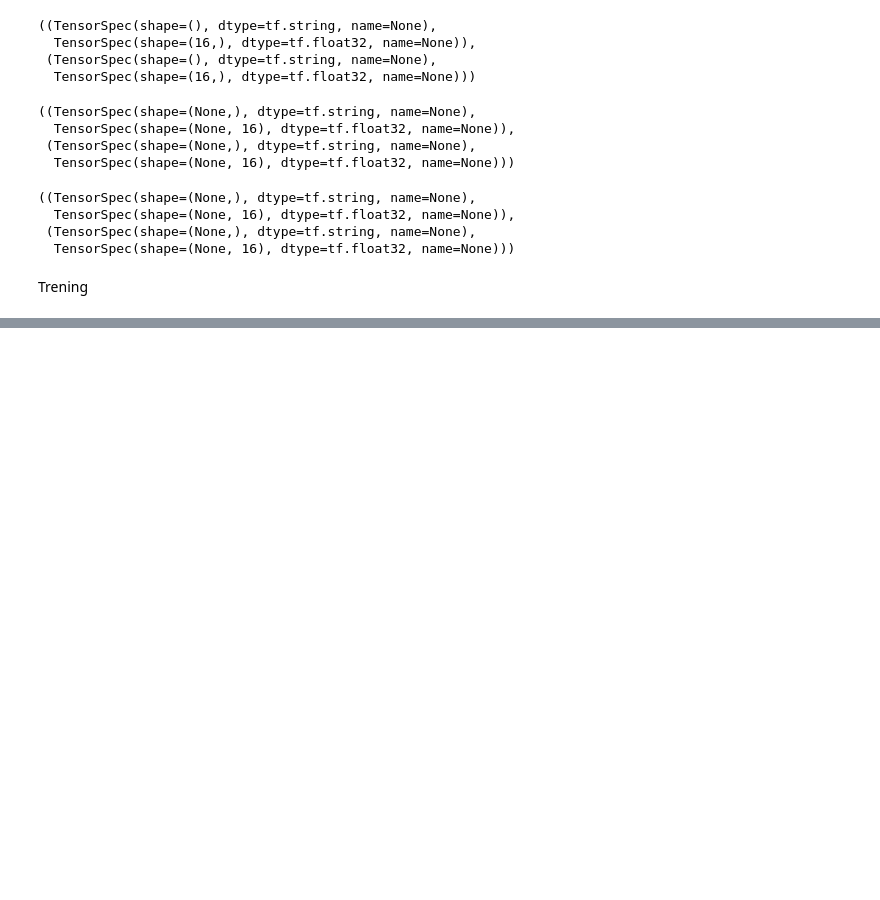
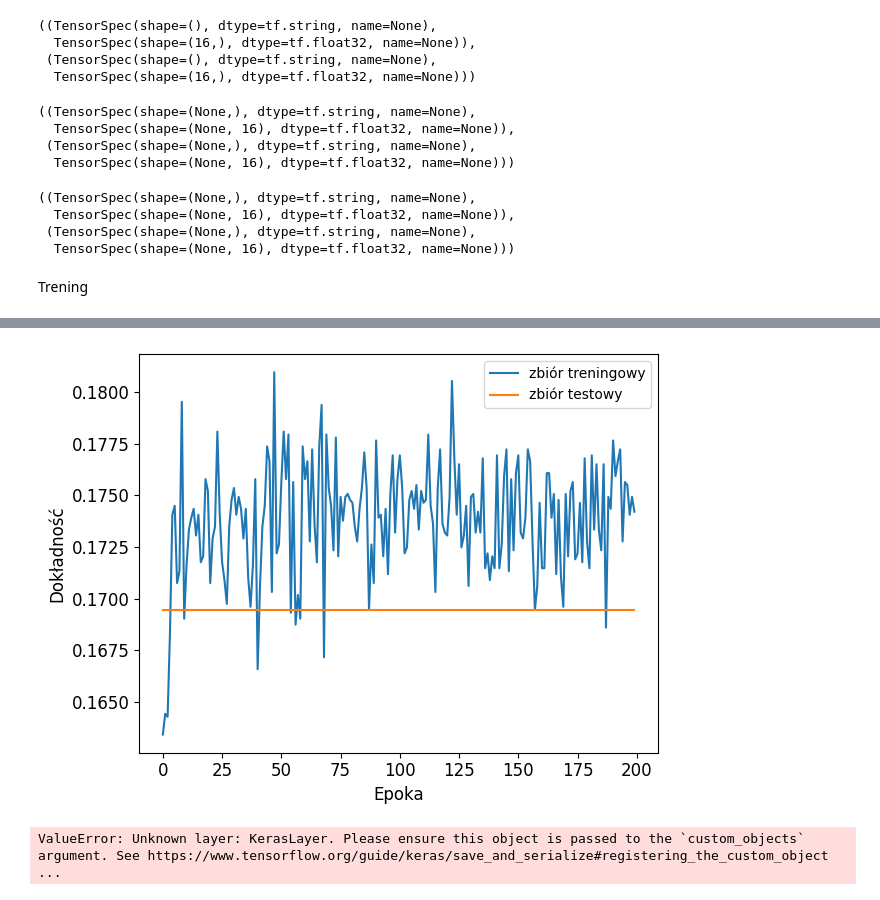
Before and after one commit to martaglanowska/MBTI_classification, a Jupyter notebook: praca magisterska - BERT.ipynb, the cells around one changed output, grey strips where cells are left out. Saved outputs shown, nothing was run; the diff lists cells and outputs as text; code cells hidden in the pictures; blank space fills up the shorter version.

```diff
--- a/praca magisterska - BERT.ipynb
+++ b/praca magisterska - BERT.ipynb
@@ -629,0 +630,17 @@ plt.plot(history.history['val_categorical_accuracy'])
+# %%
+plt.plot(history.history['categorical_accuracy'])
+plt.plot(history.history['val_categorical_accuracy'])
+plt.xlabel('Epoka', fontsize=12)
+plt.ylabel('Dokładność', fontsize=12)
+plt.legend(['zbiór treningowy', 'zbiór testowy'])
+plt.xticks(fontsize=12)
+plt.yticks(fontsize=12)
+plt.tight_layout()
+plt.savefig('classifier_model2_acc.png')
+# %% [output]
+[figure, added]
+# %%
+classifier_model2.save("classifier_model2.keras")
+loaded_classifier_model2 = tf.keras.models.load_model("classifier_model2.keras")
+# %% [output]
+ValueError: Unknown layer: KerasLayer. Please ensure this object is passed to the `custom_objects` argument. See https://www.tensorflow.org/guide/keras/save_and_serialize#registering_the_custom_object ...
```
Also changed, not shown: parts of 4 cells of this notebook.
